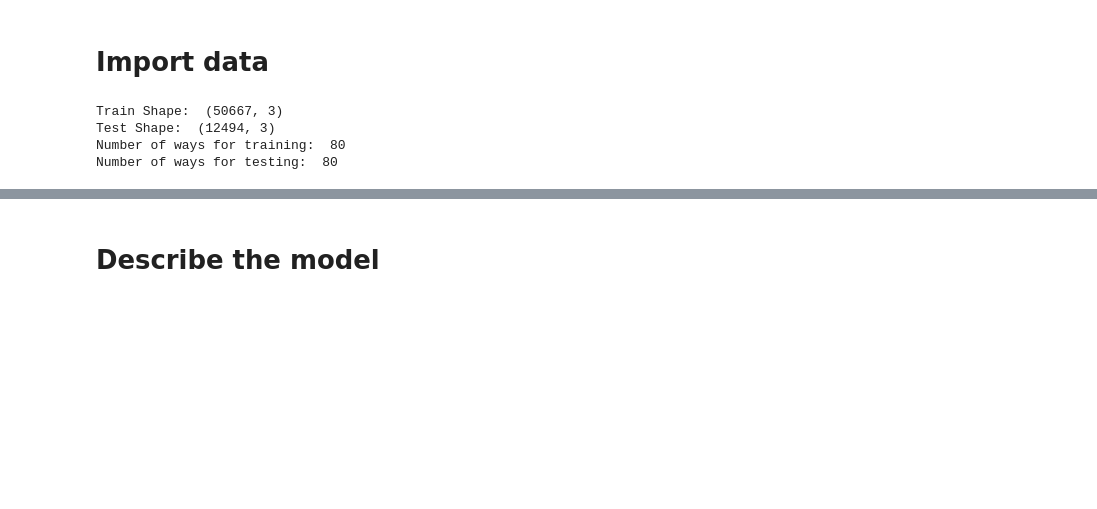
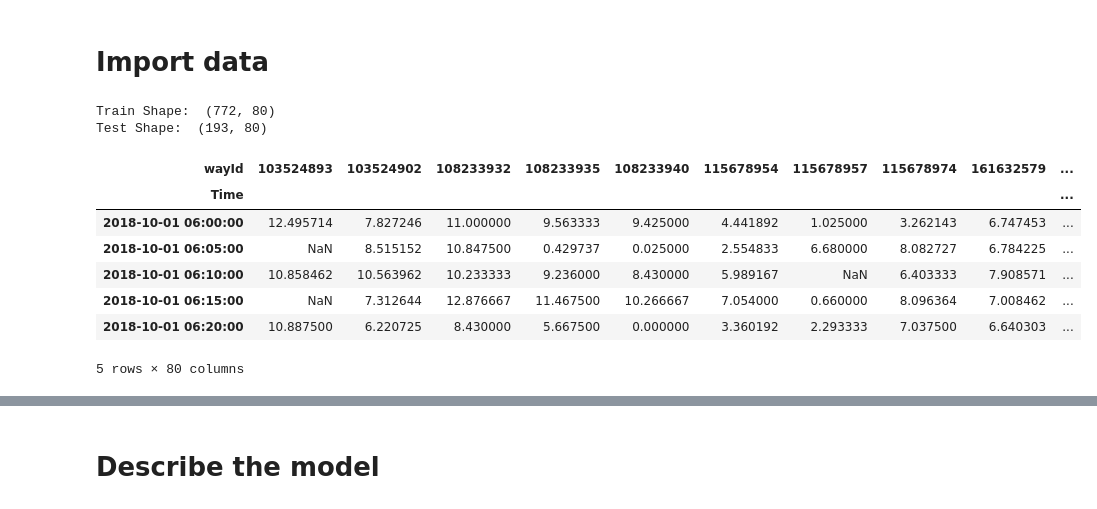
Before and after one commit to intelligenttrafficforecasting/busmodders, a Jupyter notebook: misc/Code_Ricard.ipynb, the cells around one changed output, grey strips where cells are left out. Cells and saved outputs as stored; diff of their text form; code cells hidden in the pictures; blank space fills up the shorter version.

```diff
--- a/misc/Code_Ricard.ipynb
+++ b/misc/Code_Ricard.ipynb
@@ -52,10 +26,21 @@ test = parse_data(files_test)
-# %%
-print("Train Shape: ",train.shape)
-print("Test Shape: ",test.shape)
-print("Number of ways for training: ",len(test.wayId.unique()))
-print("Number of ways for testing: ",len(test.wayId.unique()))
-# %% [output]
-Train Shape:  (50667, 3)
-Test Shape:  (12494, 3)
-Number of ways for training:  80
-Number of ways for testing:  80
+# %%
+files_train = glob.glob('../data/train/*/vehicle-position-matched-online.csv')
+files_test = glob.glob('../data/test/*/vehicle-position-matched-online.csv')
+train = parse_data(files_train)
+test = parse_data(files_test)
+
+train = train.pivot(index='Time',columns='wayId',values='mean')
+test = test.pivot(index='Time',columns='wayId',values='mean')
+print("Train Shape: ",train.shape)
+print("Test Shape: ",test.shape)
+# %% [output]
+Train Shape:  (772, 80)
+Test Shape:  (193, 80)
+| wayId | 103524893 | 103524902 | 108233932 | 108233935 | 108233940 | 115678954 | 115678957 | 115678974 | 161632579 | ... |
+| Time |  |  |  |  |  |  |  |  |  | ... |
+| 2018-10-01 06:00:00 | 12.495714 | 7.827246 | 11.000000 | 9.563333 | 9.425000 | 4.441892 | 1.025000 | 3.262143 | 6.747453 | ... |
+| 2018-10-01 06:05:00 | NaN | 8.515152 | 10.847500 | 0.429737 | 0.025000 | 2.554833 | 6.680000 | 8.082727 | 6.784225 | ... |
+| 2018-10-01 06:10:00 | 10.858462 | 10.563962 | 10.233333 | 9.236000 | 8.430000 | 5.989167 | NaN | 6.403333 | 7.908571 | ... |
+| 2018-10-01 06:15:00 | NaN | 7.312644 | 12.876667 | 11.467500 | 10.266667 | 7.054000 | 0.660000 | 8.096364 | 7.008462 | ... |
+| 2018-10-01 06:20:00 | 10.887500 | 6.220725 | 8.430000 | 5.667500 | 0.000000 | 3.360192 | 2.293333 | 7.037500 | 6.640303 | ... |
+5 rows × 80 columns
```
Also changed, not shown: parts of 10 cells of this notebook, 2 other files.
